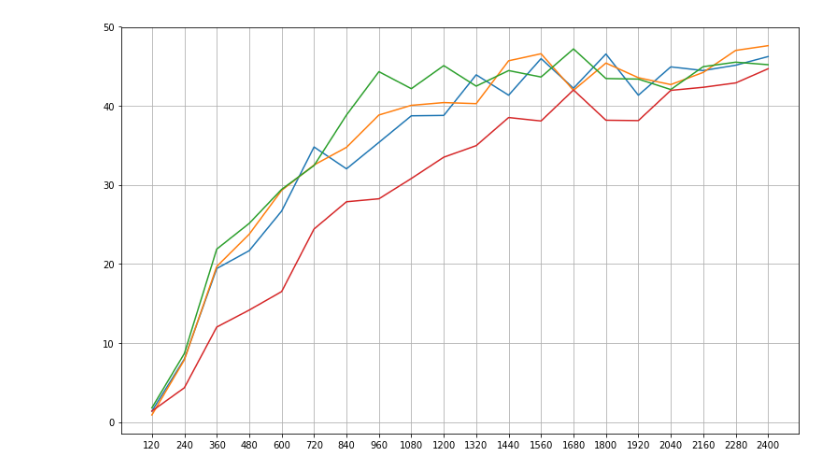
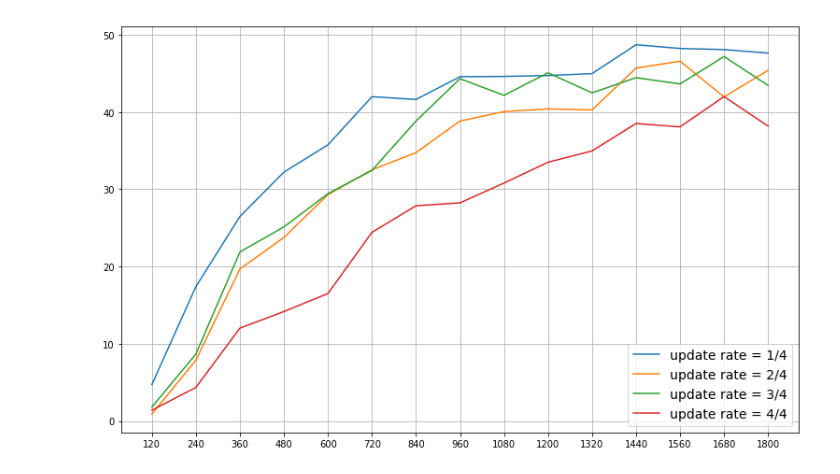
Before and after one commit to takitaki7474/m2-research-prototype, a Jupyter notebook: notebook/eval/eval5.ipynb, the cells around one changed output. Saved outputs shown, nothing was run; the diff lists cells and outputs as text; code cells hidden in the pictures.

```diff
--- a/notebook/eval/eval5.ipynb
+++ b/notebook/eval/eval5.ipynb
@@ -19,7 +19,7 @@ for eval_v in eval_list:
     conventional_accs.append(accs)
 # %%
 # 提案方法の評価対象logの読み込み
-eval_list = ["eval38", "eval29", "eval39", "eval28"]
+eval_list = ["eval40", "eval29", "eval39", "eval28"]
 model_list = ["v" + str(i) for i in range(1, 21)]
 proposal_accs = []
 
@@ -65,6 +66,6 @@ plt.grid(True)
 # %%
 # 提案方法の収束速度の読み込み
-eval_list = ["eval38", "eval29", "eval39", "eval28"]
+eval_list = ["eval40", "eval29", "eval39", "eval28"]
 model_list = ["v" + str(i) for i in range(1, 21)]
 prop_train_err_speeds = []
 prop_test_err_speeds = []
@@ -82,14 +83,15 @@ for eval_v in eval_list:
     prop_test_err_speeds.append(test_err_speeds)
 # %%
 # 提案方法
-xlist = list(range(1,21))
+xlist = list(range(1,16))
 
 fig1 = plt.figure(figsize=(13,8))
-plt.xticks(xlist, list(range(120, 120*20+1, 120)))
-plt.plot(xlist, prop_train_err_speeds[0], color="tab:blue") # 1/4update, queryN=10
-plt.plot(xlist, prop_train_err_speeds[1], color="tab:orange") # 1/2update, queryN=10
-plt.plot(xlist, prop_train_err_speeds[2], color="tab:green") # 3/4update, queryN=10
-plt.plot(xlist, prop_train_err_speeds[3], color="tab:red") # 1update, queryN=10
+plt.xticks(xlist, list(range(120, 120*15+1, 120)))
+plt.plot(xlist, prop_train_err_speeds[0][:15], color="tab:blue", label="update rate = 1/4") # 1/4update, queryN=10
+plt.plot(xlist, prop_train_err_speeds[1][:15], color="tab:orange", label="update rate = 2/4") # 1/4update, queryN=10
+plt.plot(xlist, prop_train_err_speeds[2][:15], color="tab:green", label="update rate = 3/4") # 3/4update, queryN=10
+plt.plot(xlist, prop_train_err_speeds[3][:15], color="tab:red", label="update rate = 4/4") # 4/4update, queryN=10
+plt.legend(loc="lower right", fontsize=14)
 plt.grid(True)
 # %% [output]
-[figure, old version]
+[figure, new version]
```
Also changed, not shown: parts of 1 cell of this notebook.
